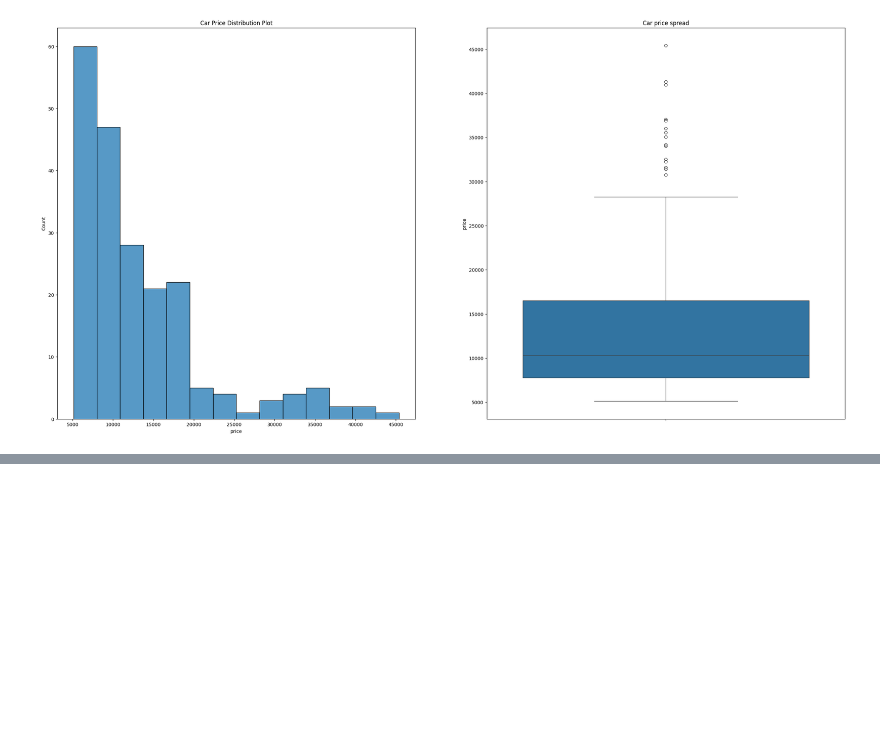
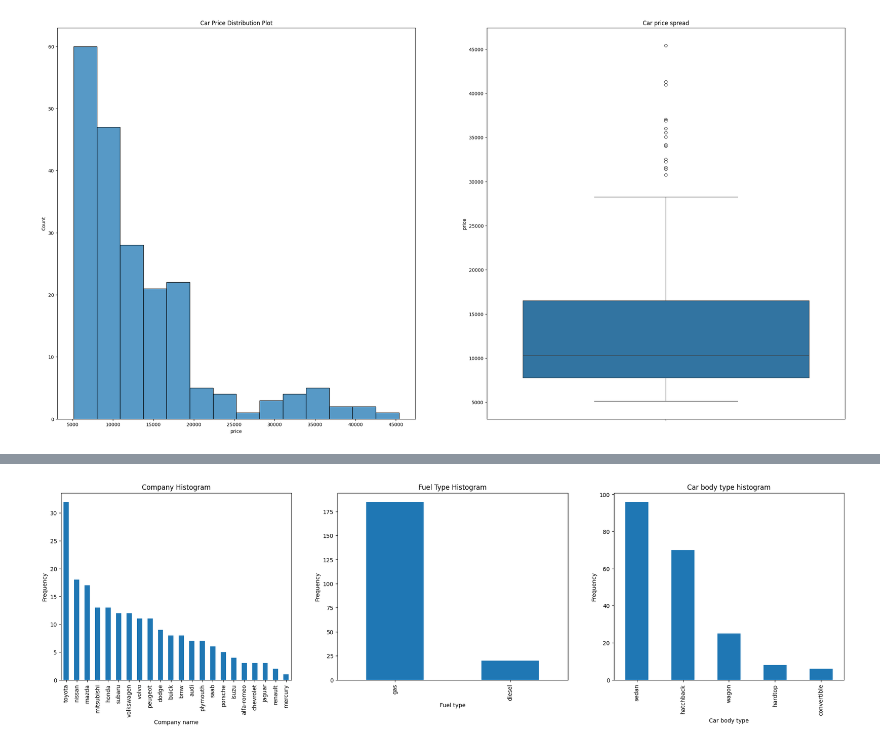
Before and after one commit to asa1997/CarPricePrediction, a Jupyter notebook: carpriceprediction.ipynb, the cells around one changed output, grey strips where cells are left out. Saved outputs shown, nothing was run; the diff lists cells and outputs as text; code cells hidden in the pictures; blank space fills up the shorter version.

```diff
--- a/carpriceprediction.ipynb
+++ b/carpriceprediction.ipynb
@@ -134,0 +155,48 @@ plt.show
+# %%
+plt.figure(figsize=(25, 6))
+
+plt.subplot(1, 3, 1)
+
+plt1 = data.CompanyName.value_counts().plot(kind='bar')
+
+plt.title('Company Histogram')
+
+plt1.set(xlabel='Company name', ylabel='Frequency')
+
+
+plt.subplot(1, 3, 2)
+
+plt1 = data.fueltype.value_counts().plot(kind='bar')
+
+plt.title('Fuel Type Histogram')
+
+plt1.set(xlabel='Fuel type', ylabel='Frequency')
+
+plt.subplot(1, 3, 3)
+
+plt1 = data.carbody.value_counts().plot(kind='bar')
+
+plt.title('Car body type histogram')
+
+plt1.set(xlabel='Car body type', ylabel='Frequency')
+
+plt.show()
+
+
+# print(type(data))
+
+# frame = pd.DataFrame(data.CompanyName)
+# plt.figure(figsize=(25, 8))
+
+# plt.subplot(1, 1, 1)
+# plt.title('Company Histogram')
+
+# sns.countplot(x='CompanyName', data=frame)
+
+# plt.xlabel('Company Name')
+
+# plt.ylabel('Frequency')
+
+# plt.show()
+# %% [output]
+[figure, added]
```
Also changed, not shown: parts of 5 cells of this notebook.
